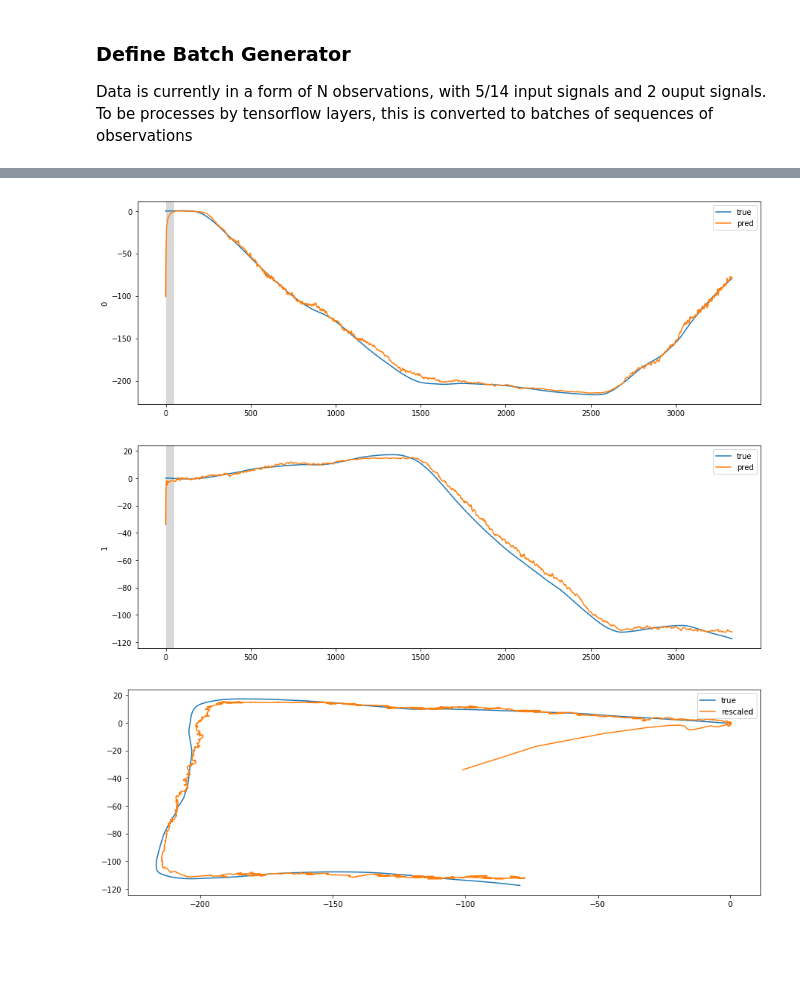
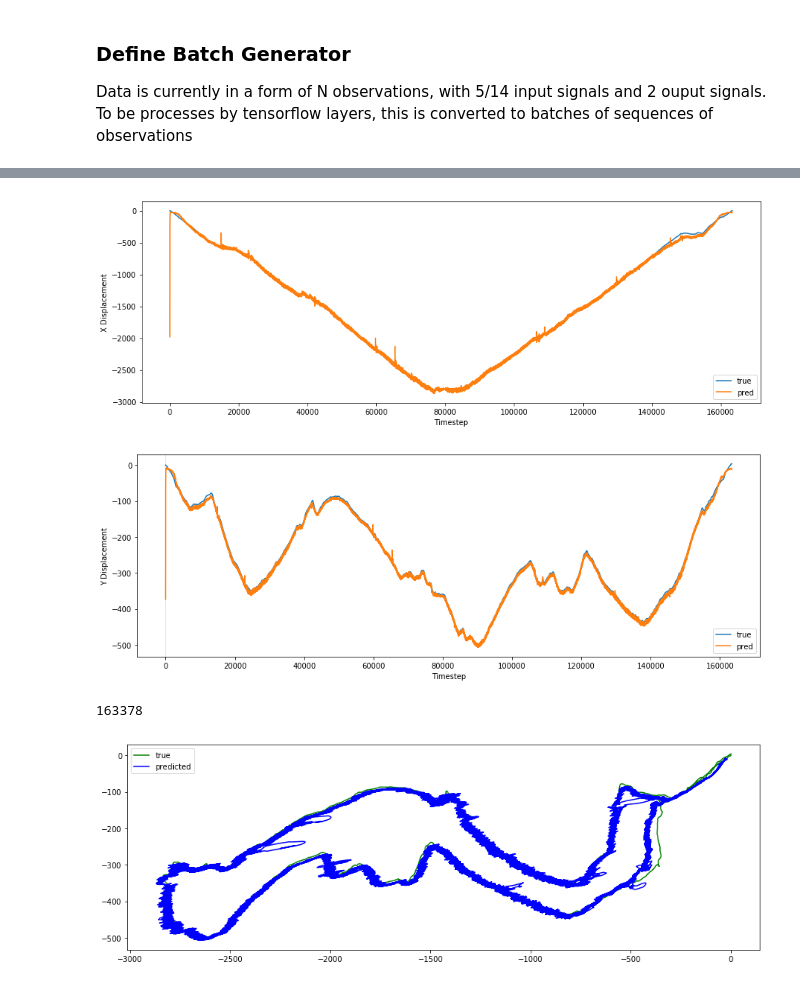
Before and after one commit to harrywaugh/ActivityTrackingWithSensorFusion, a Jupyter notebook: Analyse IMU Stream-RNN.ipynb, the cells around one changed output, grey strips where cells are left out. Drawn from its saved outputs; the diff is of its cells as text; code cells hidden in the pictures; blank space fills up the shorter version.

```diff
--- a/Analyse IMU Stream-RNN.ipynb
+++ b/Analyse IMU Stream-RNN.ipynb
@@ -143,7 +169,12 @@ Min:  0.0  Max:  1.0000000000000002
 # %%
 y_scaler = MinMaxScaler()
-scaled_training_labels = y_scaler.fit_transform(training_labels)
+y_scaler.fit(ground_truth*2)
+scaled_training_labels = y_scaler.transform(training_labels)
 scaled_test_labels = y_scaler.transform(test_labels)
-print("Min: ", np.min(test_data), " Max: ", np.max(test_data))
-print("Min: ", np.min(scaled_test_data), " Max: ", np.max(scaled_test_data))
+
+print("Min: ", np.min(training_labels), " Max: ", np.max(training_labels))
+print("Min: ", np.min(scaled_training_labels), " Max: ", np.max(scaled_training_labels))
+
+print("Min: ", np.min(test_labels), " Max: ", np.max(test_labels))
+print("Min: ", np.min(scaled_test_labels), " Max: ", np.max(scaled_test_labels))
 # %% [output]
@@ -192,7 +225,7 @@ x_batch, y_batch = next(generator)
 print(x_batch.shape)
 print(y_batch.shape)
 batch = 0   # First sequence in the batch.
-signal = 0  # First signal
+signal = 2  # Signal, GPS looks like steps as is interpolated at low frequency
 seq = x_batch[batch, :, signal]
 plt.plot(seq)
 # %% [output]
@@ -203,4 +236,3 @@ plt.plot(seq)
 # %%
-validation_data = (np.expand_dims(scaled_test_data, axis=0),
-                   np.expand_dims(scaled_test_labels, axis=0))
+validation_data = (np.expand_dims(scaled_test_data, axis=0), np.expand_dims(scaled_test_labels, axis=0))
 # %%
@@ -275,9 +305,11 @@ callbacks = [callback_early_stopping,
              callback_reduce_lr]
 # %%
 %%time
-model.fit_generator(generator=generator,
-                    epochs=20,
-                    steps_per_epoch=100,
-                    validation_data=validation_data,
-                    callbacks=callbacks)
+model.fit(np.expand_dims(scaled_training_data, axis=0), np.expand_dims(scaled_training_labels, axis=0), epochs=10,
+          batch_size=32, validation_data=validation_data, callbacks=callbacks)
+# model.fit_generator(generator=generator,
+#                     epochs=20,
+#                     steps_per_epoch=100,
+#                     validation_data=validation_data,
+#                     callbacks=callbacks)
 # %% [output]
@@ -375,8 +383,9 @@ def plot_comparison(start_idx, length=100, train=True):
     plt.legend()
     plt.show()
 # %%
-plot_comparison(start_idx=0, length=num_train, train=True)
+plot_comparison(input_data, ground_truth, start_index=0, length=num_train+num_test, train=True)
 # %% [output]
-[figure, old version]
+[figure, new version]
-[figure, old version]
+[figure, new version]
+163378
-[figure, old version]
+[figure, new version]
```
Also changed, not shown: parts of 19 cells of this notebook.
